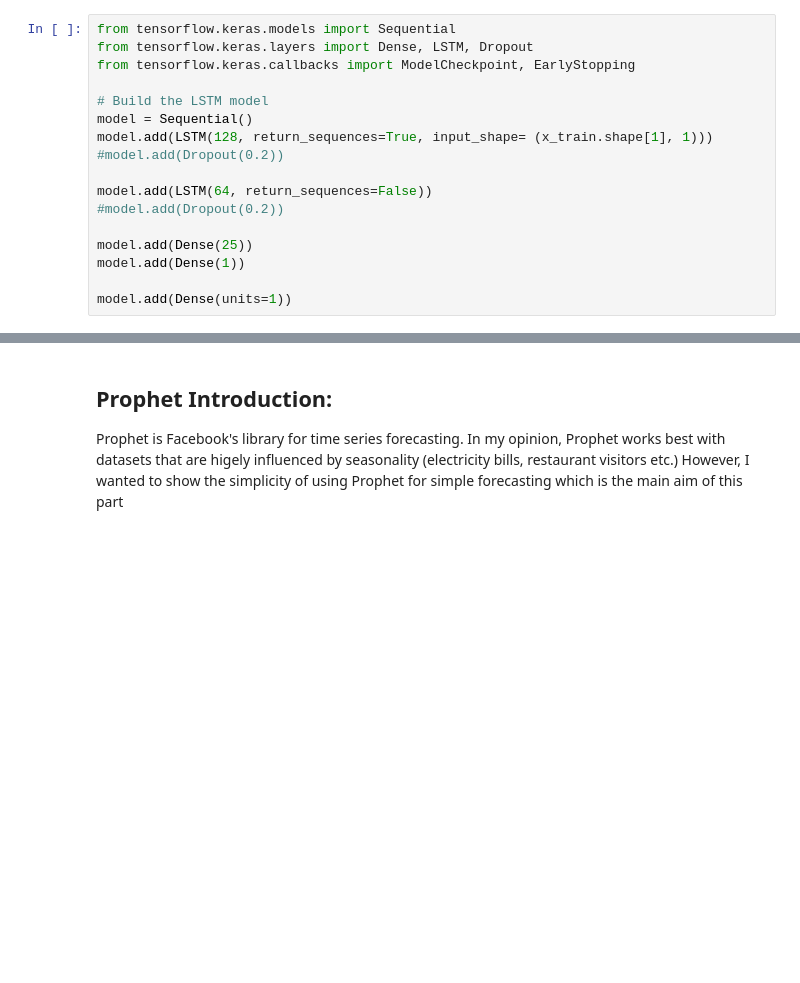
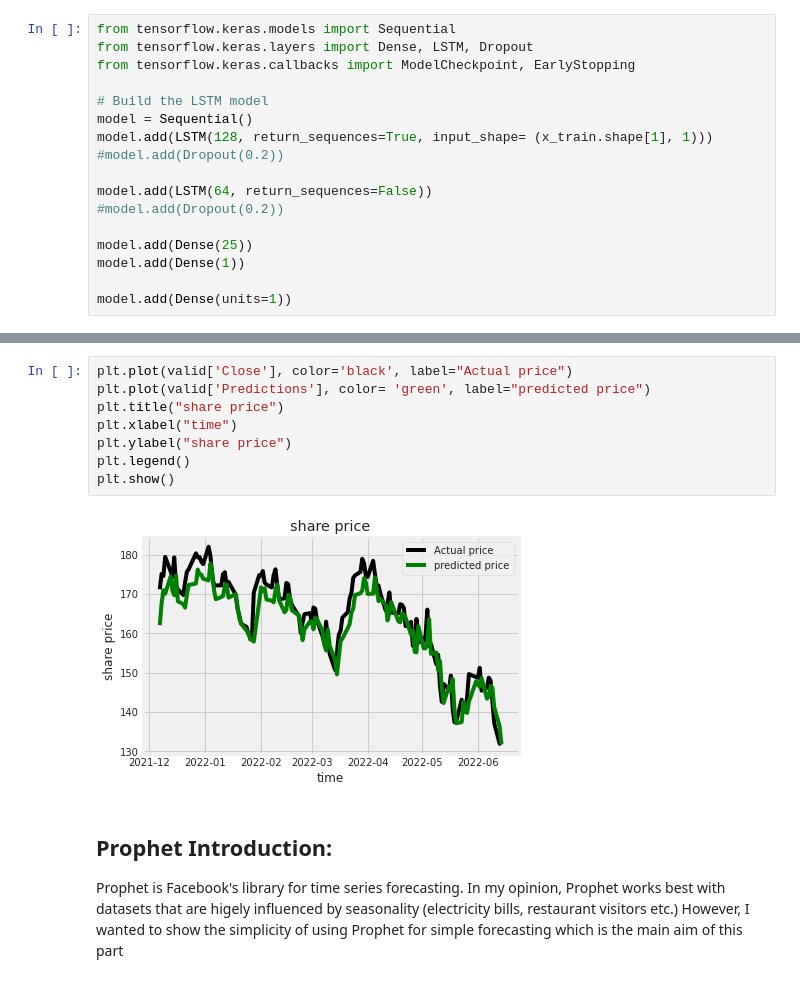
Before and after one commit to Shailendra-Prajapati/Time_Series_Analysis, a Jupyter notebook: Stock_Analysis.ipynb, the cells around one changed output, grey strips where cells are left out. Saved outputs shown, nothing was run; the diff lists cells and outputs as text; blank space fills up the shorter version.

```diff
--- a/Stock_Analysis.ipynb
+++ b/Stock_Analysis.ipynb
@@ -535,4 +552,14 @@ valid
 131 rows × 2 columns
+# %%
+plt.plot(valid['Close'], color='black', label="Actual price")
+plt.plot(valid['Predictions'], color= 'green', label="predicted price")
+plt.title("share price")
+plt.xlabel("time")
+plt.ylabel("share price")
+plt.legend()
+plt.show()
+# %% [output]
+[figure, added]
 # %% [markdown]
 ## **Prophet Introduction**:
 Prophet is Facebook's library for time series forecasting. In my opinion, Prophet works best with datasets that are higely influenced by seasonality (electricity bills, restaurant visitors etc.) However, I wanted to show the simplicity of using Prophet for simple forecasting which is the main aim of this part
```
Also changed, not shown: parts of 31 cells of this notebook.
